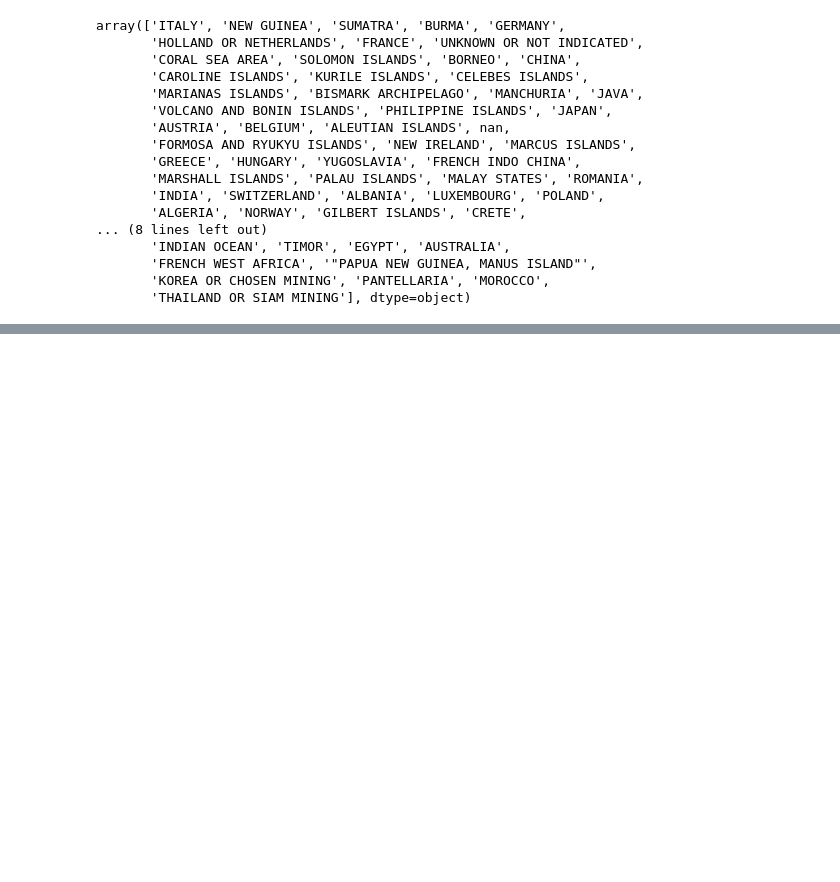
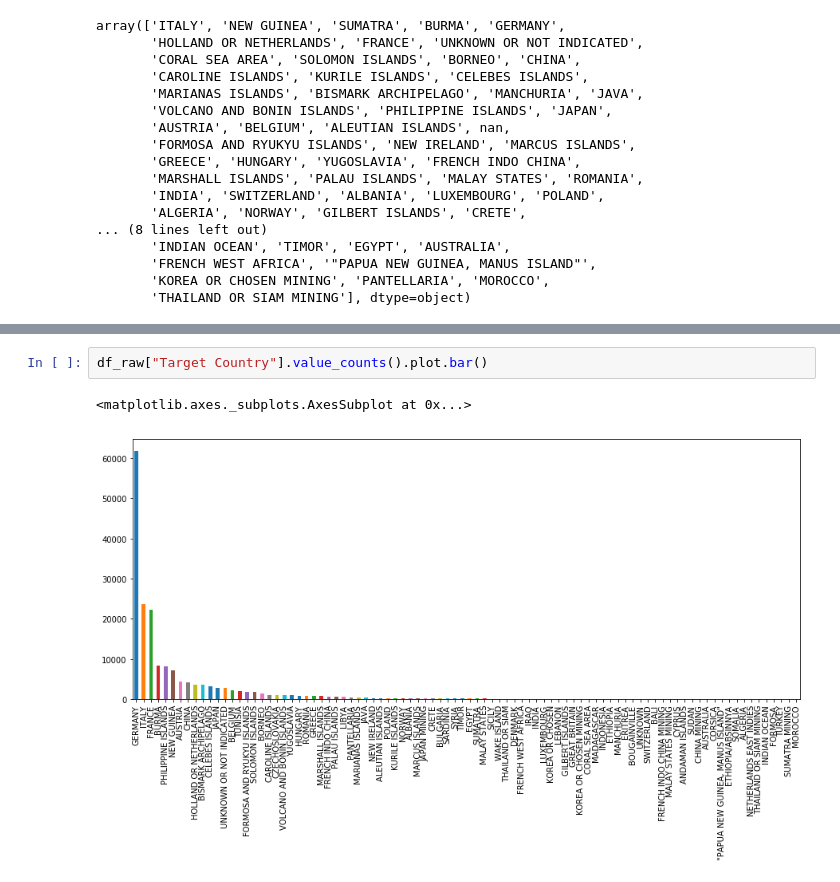
Before and after one commit to eotp/workshop-data-science-CODE, a Jupyter notebook: notebooks/03b - Exploratory Data Analysis WW2 - Loading and exploring the data set.ipynb, the cells around one changed output, grey strips where cells are left out. Saved outputs shown, nothing was run; the diff lists cells and outputs as text; blank space fills up the shorter version.

```diff
--- a/notebooks/03b - Exploratory Data Analysis WW2 - Loading and exploring the data set.ipynb
+++ b/notebooks/03b - Exploratory Data Analysis WW2 - Loading and exploring the data set.ipynb
@@ -179,0 +204,5 @@ array(['ITALY', 'NEW GUINEA', 'SUMATRA', 'BURMA', 'GERMANY',
+# %%
+df_raw["Target Country"].value_counts().plot.bar()
+# %% [output]
+<matplotlib.axes._subplots.AxesSubplot at 0x...>
+[figure, added]
```
Also changed, not shown: parts of 4 cells of this notebook, 6 other files.
